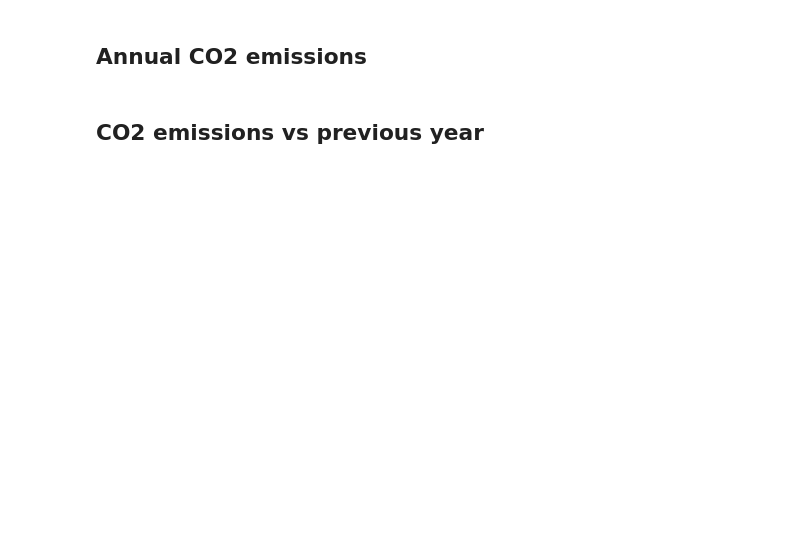
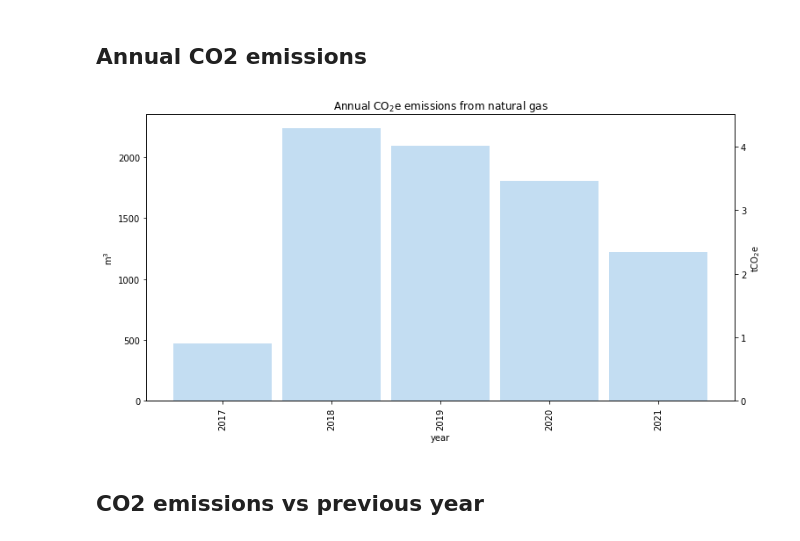
Before and after one commit to ryanfobel/utility-bill-scraper, a Jupyter notebook: notebooks/canada/on/kitchener_utilities.ipynb, the cells around one changed output. Cells and saved outputs as stored; diff of their text form; code cells hidden in the pictures; blank space fills up the shorter version.

```diff
--- a/notebooks/canada/on/kitchener_utilities.ipynb
+++ b/notebooks/canada/on/kitchener_utilities.ipynb
@@ -115,26 +128,27 @@ plt.savefig(
 # %%
 from utility_bill_scraper import GAS_KGCO2_PER_CUBIC_METER
 
-df["kgCO2"] = df["Gas Consumption"] * GAS_KGCO2_PER_CUBIC_METER
-df["year"] = [int(x[0:4]) for x in df.index]
-df["month"] = [int(x[5:7]) for x in df.index]
+gas["kgCO2"] = gas["Gas Consumption"] * GAS_KGCO2_PER_CUBIC_METER
+gas["year"] = [date.year for date in gas.index]
 
 plt.figure(figsize=figsize)
-df.groupby("year").sum()["Gas Consumption"].plot.bar(width=bin_width, alpha=alpha)
+gas.groupby("year").sum()["Gas Consumption"].plot.bar(width=bin_width, alpha=alpha)
 plt.ylabel("m$^3$")
 ylim = plt.ylim()
 ax = plt.gca()
 ax2 = ax.twinx()
 plt.ylabel("tCO$_2$e")
 plt.ylim([GAS_KGCO2_PER_CUBIC_METER * y / 1e3 for y in ylim])
 plt.title("Annual CO$_2$e emissions from natural gas")
 os.makedirs("images", exist_ok=True)
 plt.savefig(
     os.path.join("images", "annual_co2_emissions_natural_gas.png"),
     bbox_inches=bbox_inches,
     transparent=transparent,
     facecolor=facecolor,
 )
+# %% [output]
+[figure, added]
 # %% [markdown]
 ## CO2 emissions vs previous year
 # %%
```
Also changed, not shown: parts of 2 cells of this notebook, 5 other files.
